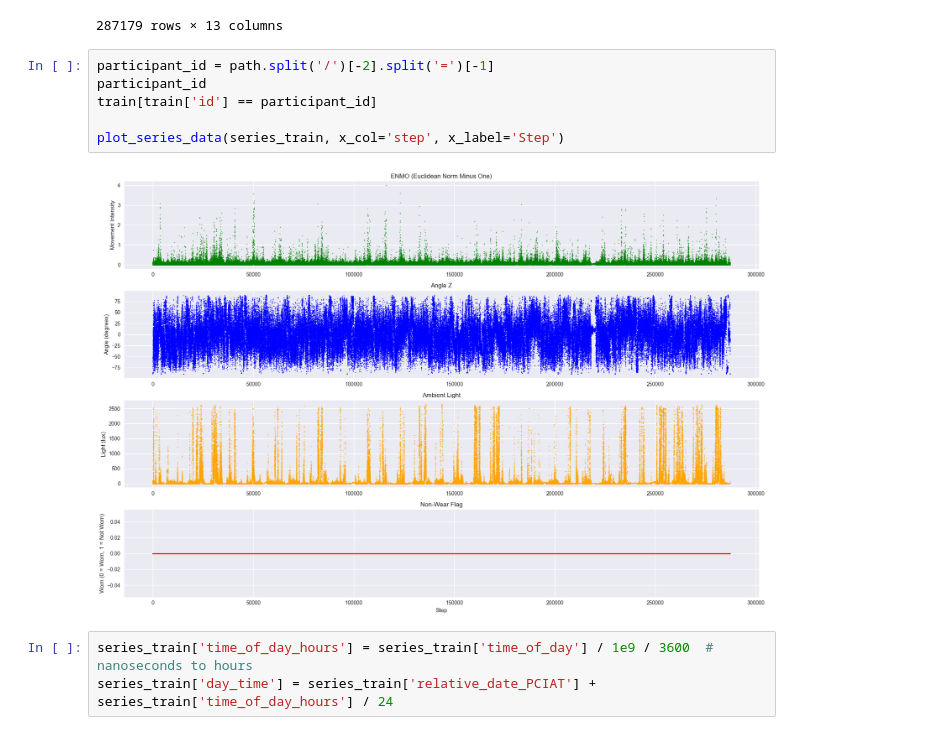
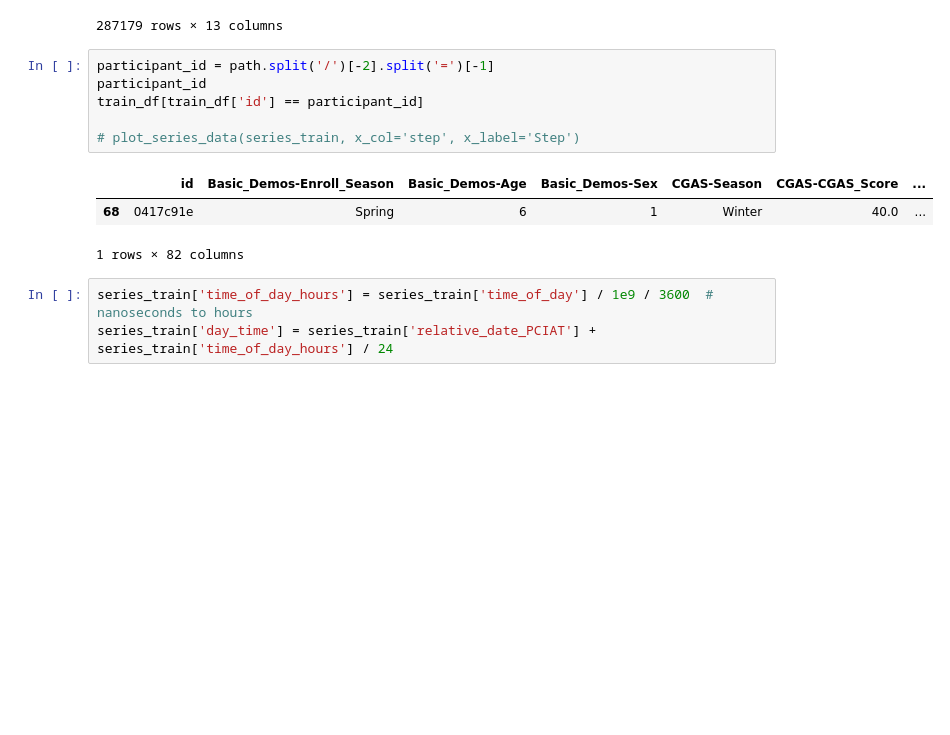
Before and after one commit to crmueller100/child-mind-institute-problematic-internet-use, a Jupyter notebook: predict_severity_impairment_index.ipynb, the cells around one changed output. Cells and saved outputs as stored; diff of their text form; blank space fills up the shorter version.

```diff
--- a/predict_severity_impairment_index.ipynb
+++ b/predict_severity_impairment_index.ipynb
@@ -416,11 +418,13 @@ series_train
 # %%
 participant_id = path.split('/')[-2].split('=')[-1]
 participant_id
-train[train['id'] == participant_id]
+train_df[train_df['id'] == participant_id]
 
-plot_series_data(series_train, x_col='step', x_label='Step')
+# plot_series_data(series_train, x_col='step', x_label='Step')
 # %% [output]
-[figure, removed]
+|  | id | Basic_Demos-Enroll_Season | Basic_Demos-Age | Basic_Demos-Sex | CGAS-Season | CGAS-CGAS_Score | ... |
+| 68 | 0417c91e | Spring | 6 | 1 | Winter | 40.0 | ... |
+1 rows × 82 columns
 # %%
 series_train['time_of_day_hours'] = series_train['time_of_day'] / 1e9 / 3600  # nanoseconds to hours
 series_train['day_time'] = series_train['relative_date_PCIAT'] + series_train['time_of_day_hours'] / 24
```
Also changed, not shown: parts of 23 cells of this notebook.
